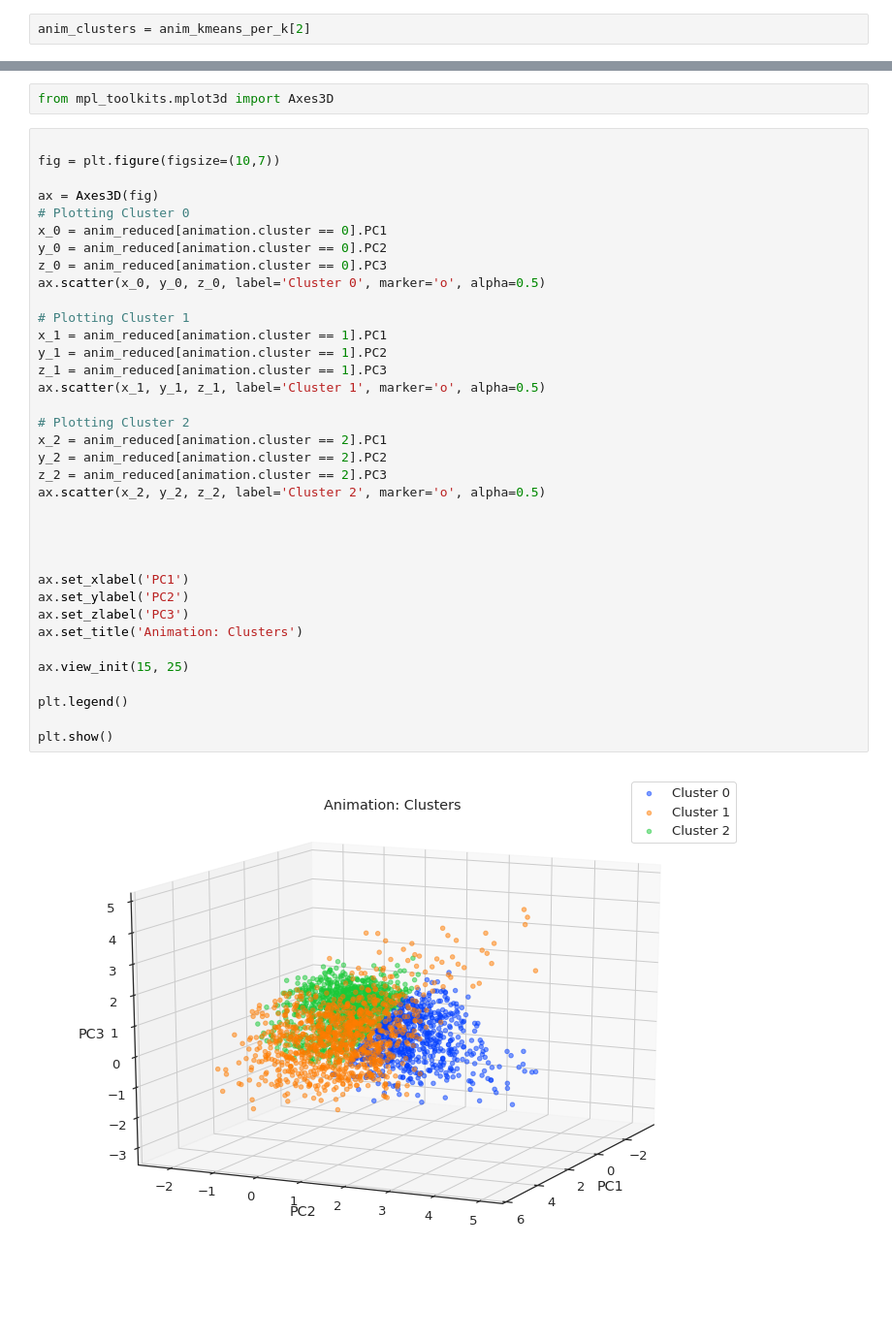
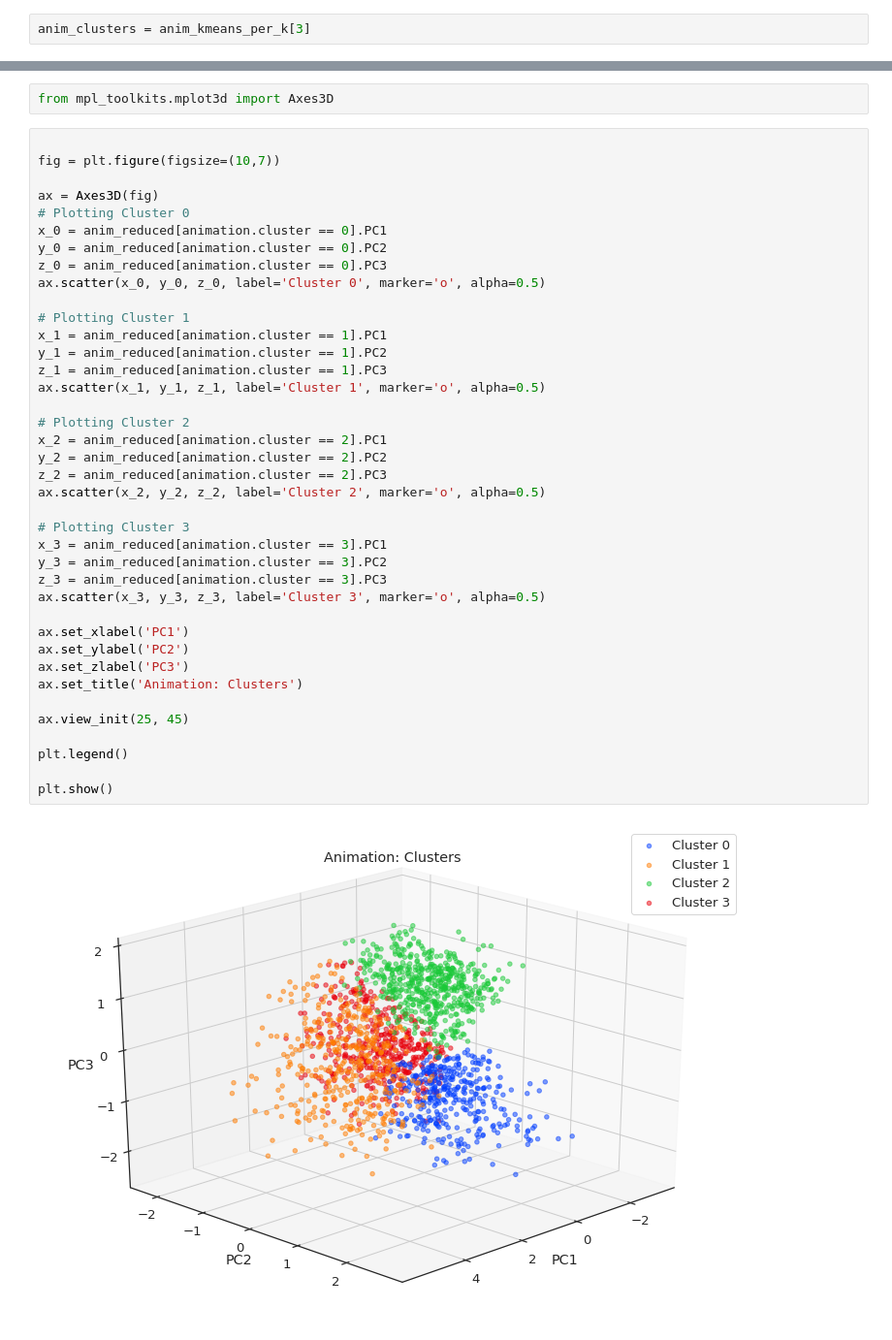
Before and after one commit to andresdha/Letterboxd_Data, a Jupyter notebook: Letterboxd Data Analysis.ipynb, the cells around one changed output, grey strips where cells are left out. Shown at 97% size. Drawn from its saved outputs; the diff is of its cells as text; blank space fills up the shorter version.

Commit message:
Finished Clusterin in PC space. To do: Clustering in Feature Space

```diff
--- a/Letterboxd Data Analysis.ipynb
+++ b/Letterboxd Data Analysis.ipynb
@@ -1550,5 +1548,5 @@ The silhouette diagram above indicates that, for the animation genre, k = 3 prov
 # %%
-anim_clusters = anim_kmeans_per_k[2]
+anim_clusters = anim_kmeans_per_k[3]
 # %%
 animation['cluster'] = anim_clusters.labels_
 # %%
@@ -1560,34 +1558,37 @@ fig = plt.figure(figsize=(10,7))
 ax = Axes3D(fig)
 # Plotting Cluster 0
 x_0 = anim_reduced[animation.cluster == 0].PC1
 y_0 = anim_reduced[animation.cluster == 0].PC2
 z_0 = anim_reduced[animation.cluster == 0].PC3
 ax.scatter(x_0, y_0, z_0, label='Cluster 0', marker='o', alpha=0.5)
 
 # Plotting Cluster 1
 x_1 = anim_reduced[animation.cluster == 1].PC1
 y_1 = anim_reduced[animation.cluster == 1].PC2
 z_1 = anim_reduced[animation.cluster == 1].PC3
 ax.scatter(x_1, y_1, z_1, label='Cluster 1', marker='o', alpha=0.5)
 
 # Plotting Cluster 2
 x_2 = anim_reduced[animation.cluster == 2].PC1
 y_2 = anim_reduced[animation.cluster == 2].PC2
 z_2 = anim_reduced[animation.cluster == 2].PC3
 ax.scatter(x_2, y_2, z_2, label='Cluster 2', marker='o', alpha=0.5)
 
-
-
+# Plotting Cluster 3
+x_3 = anim_reduced[animation.cluster == 3].PC1
+y_3 = anim_reduced[animation.cluster == 3].PC2
+z_3 = anim_reduced[animation.cluster == 3].PC3
+ax.scatter(x_3, y_3, z_3, label='Cluster 3', marker='o', alpha=0.5)
 
 ax.set_xlabel('PC1')
 ax.set_ylabel('PC2')
 ax.set_zlabel('PC3')
 ax.set_title('Animation: Clusters')
 
-ax.view_init(15, 25)
+ax.view_init(25, 45)
 
 plt.legend()
 
 plt.show()
 # %% [output]
-[figure, old version]
+[figure, new version]
```
Also changed, not shown: parts of 43 cells of this notebook, 13 other files.
